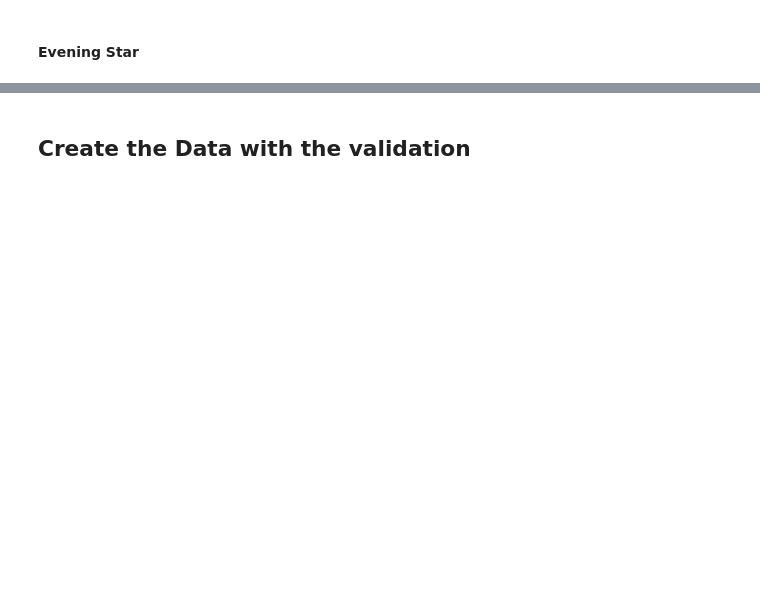
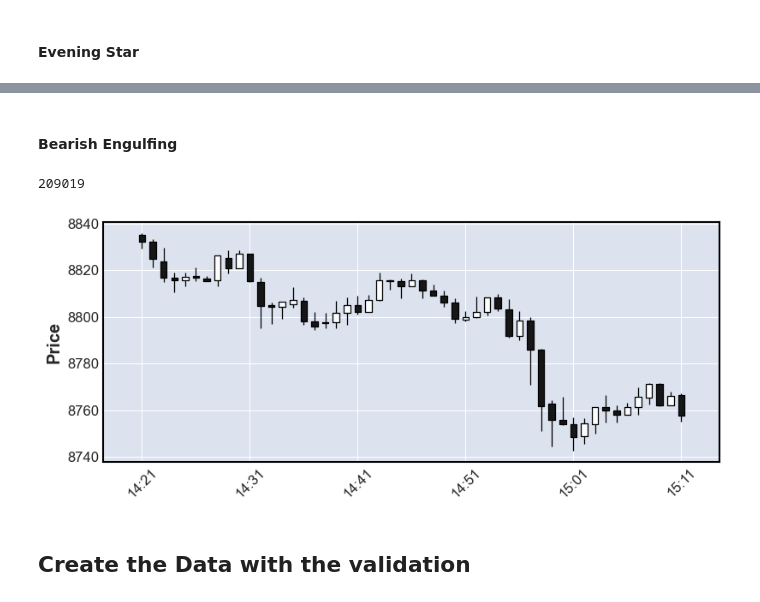
Before and after one commit to lcjr86/msc_uol_ai_dissertation, a Jupyter notebook: notebooks/transform_candlestick_patterns_just_before.ipynb, the cells around one changed output, grey strips where cells are left out. Drawn from its saved outputs; the diff is of its cells as text; code cells hidden in the pictures; blank space fills up the shorter version.

Commit message:
including engulfing patterns

```diff
--- a/notebooks/transform_candlestick_patterns_just_before.ipynb
+++ b/notebooks/transform_candlestick_patterns_just_before.ipynb
@@ -197,7 +225,7 @@ for date in list_dates_hangingman:
     s = u.check_trend(df, date, window_size, slope_size)
     if ((s==1)):
         list_validate_dates_hangingman.append(date)
-        list_new_sign_hangingman.append(1)
+        list_new_sign_hangingman.append(-1)
     else:
         list_new_sign_hangingman.append(0)
 # %%
@@ -207,7 +235,7 @@ for date in list_dates_darkcloudcover:
     s = u.check_trend(df, date, window_size, slope_size)
     if ((s==1)):
         list_validate_dates_darkcloudcover.append(date)
-        list_new_sign_darkcloudcover.append(1)
+        list_new_sign_darkcloudcover.append(-1)
     else:
         list_new_sign_darkcloudcover.append(0)
 # %%
@@ -217,6 +245,6 @@ for date in list_dates_eveningstar:
     s = u.check_trend(df, date, window_size, slope_size)
     if ((s==1)):
         list_validate_dates_eveningstar.append(date)
-        list_new_sign_eveningstar.append(1)
+        list_new_sign_eveningstar.append(-1)
     else:
         list_new_sign_eveningstar.append(0)
@@ -281,3 +321,14 @@ mpf.plot(df_temp, type='candle', figsize=(10,4))
+# %% [markdown]
+#### Bearish Engulfing
+# %%
+random_date = random.randint(0, len(list_validate_dates_bearishengulfing)-1)
+print(df.index.get_loc(list_validate_dates_bearishengulfing[random_date]))
+idx = df.index.get_loc(list_validate_dates_bearishengulfing[random_date])
+df_temp = df.iloc[idx - window_size :idx + 1]
+mpf.plot(df_temp, type='candle', figsize=(10,4))
+# %% [output]
+209019
+[figure, added]
 # %% [markdown]
 ## Create the Data with the validation
 # %%
```
Also changed, not shown: parts of 30 cells of this notebook.
